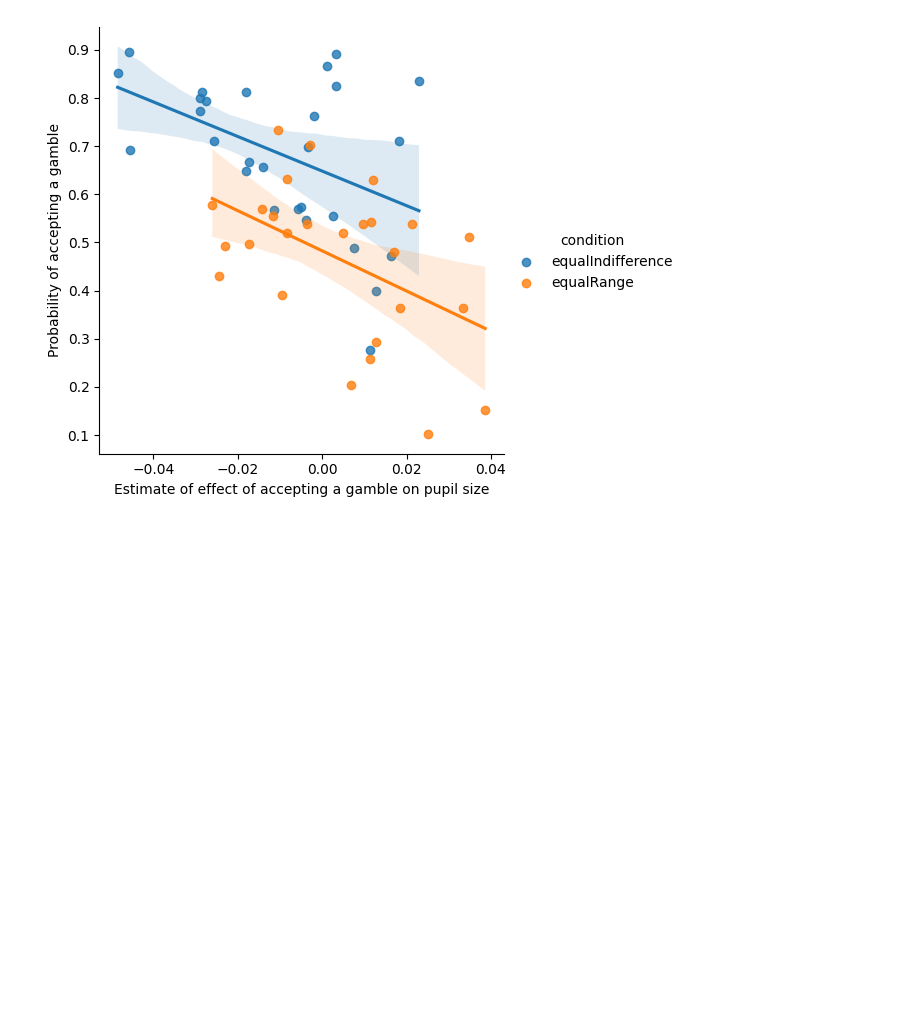
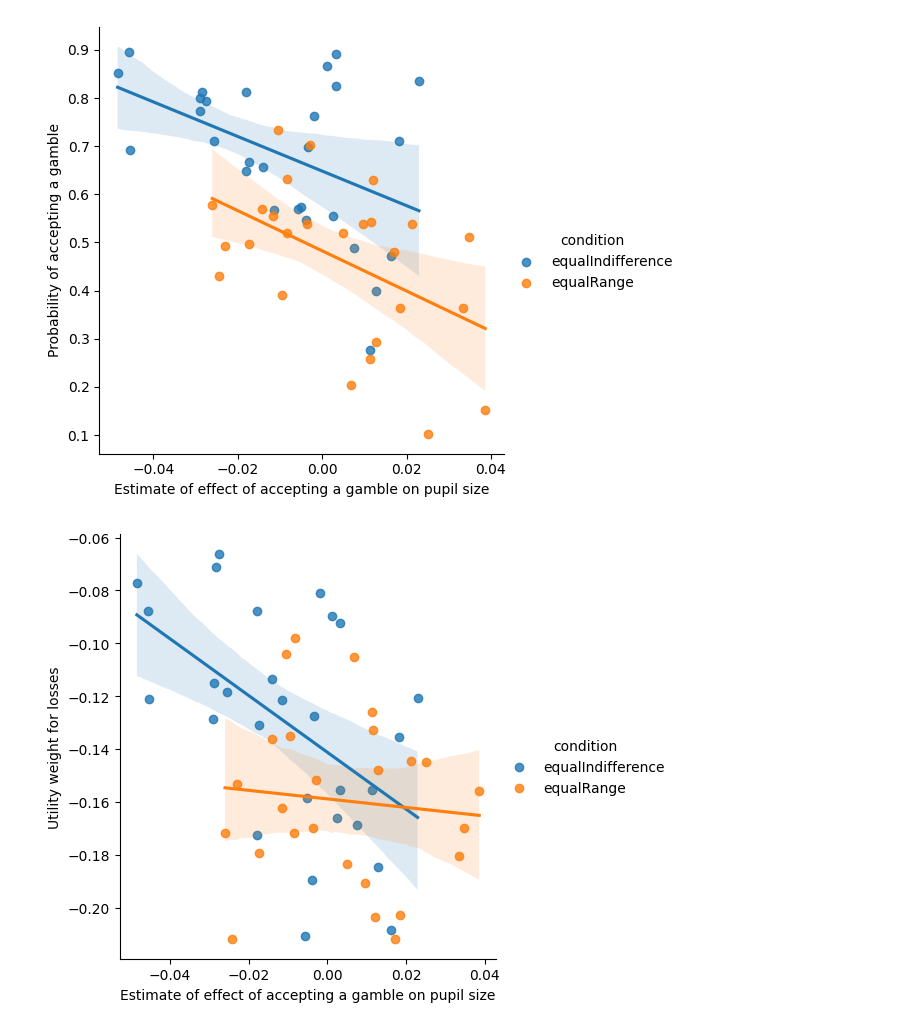
Before and after one commit to GusStgoReyes/riskyneuroarousal, a Jupyter notebook: notebooks/reproducible/3-pupil_response.ipynb, the cells around one changed output. Cells and saved outputs as stored; diff of their text form; code cells hidden in the pictures; blank space fills up the shorter version.

```diff
--- a/notebooks/reproducible/3-pupil_response.ipynb
+++ b/notebooks/reproducible/3-pupil_response.ipynb
@@ -283,7 +286,7 @@ PearsonRResult(statistic=np.float64(-0.28011607791381554), pvalue=np.float64(0.0
 
 #### Relation between estimate of accept and probability of accepting a gamble
 # %%
-results = pd.DataFrame({"acceptance": acceptance_sub, "estimate": sub_pupil_coef.query("name == 'accept'")["estimate"].values, "sub" : sub_pupil_coef.query("name == 'accept'")["sub"].values})
+results = pd.DataFrame({"acceptance": acceptance_sub, "estimate": sub_pupil_coef.query("name == 'accept'")["estimate"].values, "sub" : sub_pupil_coef.query("name == 'accept'")["sub"].values, "v_loss" : accept_rate.query("param_name == 'v_loss'")["mean"].values})
 
 # behav_data has the conditions for each sub
 behav_data.groupby("sub")["condition"].unique()
@@ -300,0 +306,8 @@ plt.show()
+# %%
+sns.lmplot(data=results, x='estimate', y='v_loss', hue='condition')
+# X-Label is "Estimate of effect of accepting a gamble"
+plt.xlabel("Estimate of effect of accepting a gamble on pupil size")
+plt.ylabel("Utility weight for losses")
+plt.show()
+# %% [output]
+[figure, added]
```
Also changed, not shown: parts of 2 cells of this notebook, 8 other files.
